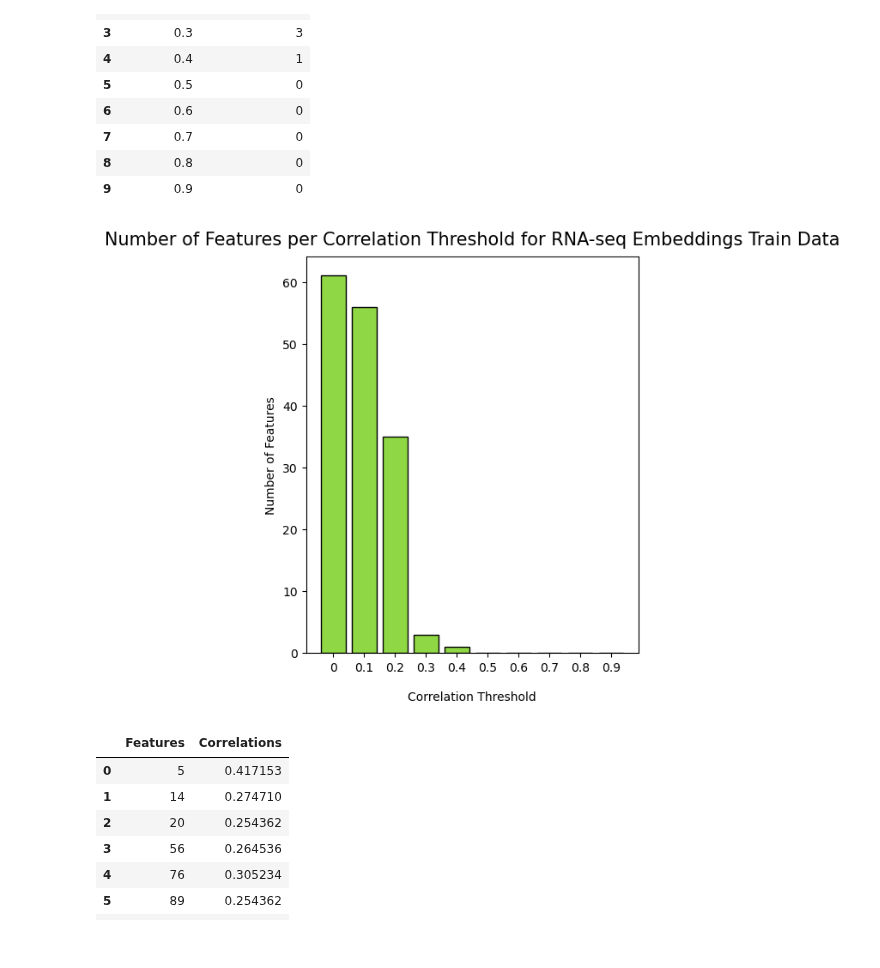
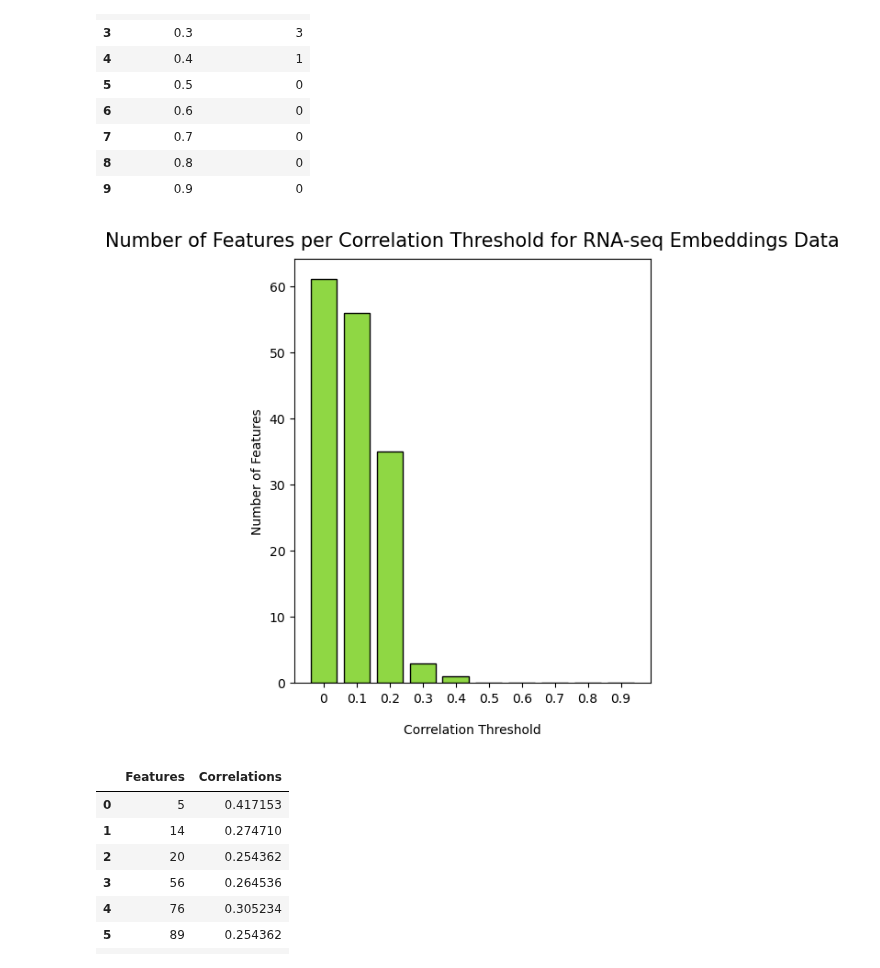
Before and after one commit to KristoferLintonReid/ultrasound-contrastivemodels, a Jupyter notebook: notebooks/inference_overlay_tsne.ipynb, the cells around one changed output. Drawn from its saved outputs; the diff is of its cells as text; code cells hidden in the pictures.

```diff
--- a/notebooks/inference_overlay_tsne.ipynb
+++ b/notebooks/inference_overlay_tsne.ipynb
@@ -1007,12 +1007,12 @@ threshold_df
 # %%
 fig,ax = plt.subplots(figsize=(5, 6))
 ax.bar(threshold_df["Threshold"], threshold_df["Feature Count"], color="#8FD744FF", edgecolor="black")
-ax.set_title("Number of Features per Correlation Threshold for RNA-seq Embeddings Train Data", fontsize = 15, pad=10)
+ax.set_title("Number of Features per Correlation Threshold for RNA-seq Embeddings Data", fontsize = 15, pad=10)
 ax.set_xlabel("Correlation Threshold", fontsize=10, labelpad=15)
 ax.set_ylabel("Number of Features", fontsize=10)
 plt.show()
 # %% [output]
-[figure, old version]
+[figure, new version]
 # %%
 rna_feature_names, rna_feature_correlations = spearman_df_function(rna_features, rna_class_cat, 0.25)
 # %%
```
Also changed, not shown: parts of 7 cells of this notebook, 1 other file.
